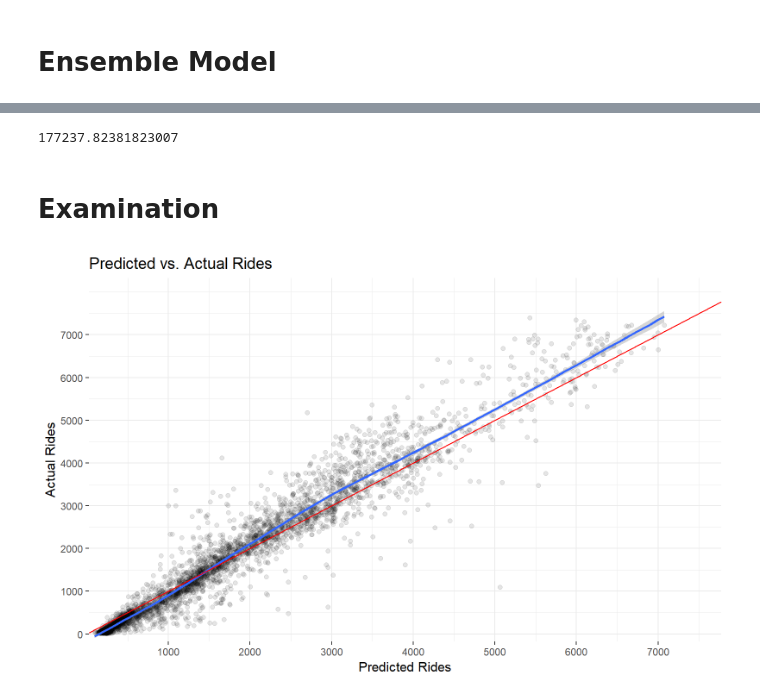
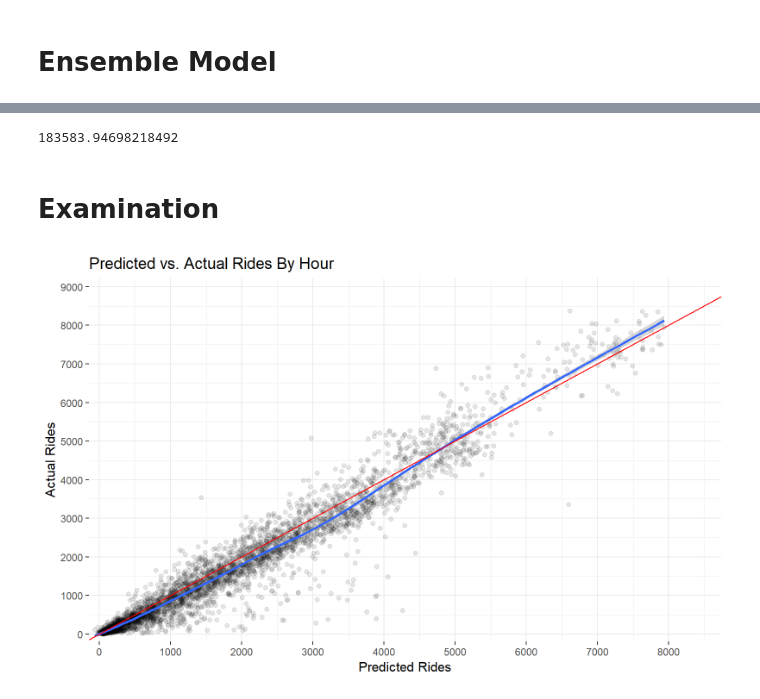
Before and after one commit to brian-w-projects/Citibike-Capstone-Project, a Jupyter notebook: ml/ensemble_fiddle.ipynb, the cells around one changed output, grey strips where cells are left out. Drawn from its saved outputs; the diff is of its cells as text; code cells hidden in the pictures.

Commit message:
finished ML and dataflow pipeline

```diff
--- a/ml/ensemble_fiddle.ipynb
+++ b/ml/ensemble_fiddle.ipynb
@@ -73,4 +79,5 @@ data['lag1'] = data['rides'].shift(lag)
 # %% [markdown]
 <h1>XG Prediction</h1>
 # %%
-xg_preds = xg.predict(data.iloc[train_cut:validate_cut, :])
+xg_preds = xg.predict(data.iloc[validate_cut:test_cut, :])
+mean_squared_error(xg_preds, data.iloc[validate_cut:test_cut, 11])
@@ -107,0 +88,23 @@ dl_preds = dl_y_pipeline.inverse_transform(model.predict_generator(validate_gen,
+# %%
+def create_datasets(time_X, all_X, start=0, stop=len(time_X)+1):
+    ONE_DAY = 24
+    lookback = 28*ONE_DAY
+    lag = 2*ONE_DAY
+
+    if start < lookback + lag:
+        start = lookback + lag
+
+    input_time_X = np.zeros((stop-start, lookback//ONE_DAY, len(time_X[0])))
+    input_all_X = np.zeros((stop-start, len(all_X[0])))
+
+    for i in range(start, stop):
+        input_time_X[i-start] = time_X[i-lookback-lag:i-lag:ONE_DAY]
+        input_all_X[i-start] = all_X[i]
+
+    return [input_time_X, input_all_X]
+# %%
+all_X = all_pipeline.transform(data)
+time_X = time_pipeline.transform(data)
+
+dl_preds = model.predict(create_datasets(time_X, all_X, validate_cut, test_cut))
+mean_squared_error(dl_preds[:, 0], data.iloc[validate_cut:test_cut, 11])
@@ -115,8 +120,8 @@ array([ 224.80296,  363.89322,  998.52954, 2031.2379 , 3044.901  ],
       dtype=float32)
 # %%
-mean_squared_error(predictions, data.iloc[train_cut:validate_cut, 10])
+mean_squared_error(predictions, data.iloc[validate_cut:test_cut, 11])
 # %% [output]
-177237.82381823007
+183583.94698218492
 # %% [markdown]
 <h1>Examination</h1>
 # %%
@@ -133,25 +138,25 @@ os.environ['R_HOME'] = r'C:\Program Files\R\R-3.4.4'
 install.packages('tidyverse')
 library(tidyverse)
 # %%
-explore = DataFrame({'date': data.iloc[train_cut:validate_cut, 0],
-                     'rides': data.iloc[train_cut:validate_cut, 10],
+explore = DataFrame({'date': data.iloc[validate_cut:test_cut, 0],
+                     'rides': data.iloc[validate_cut:test_cut, 11],
                      'preds': predictions})
 # %%
 %%R -i explore -w 8 -h 5 --units in -r 200
 explore %>%
   ggplot(aes(preds, rides)) +
   geom_point(alpha=0.1) +
   geom_smooth() +
   geom_abline(slope=1, intercept=0, color='red') +
   labs(x='Predicted Rides',
        y='Actual Rides',
-       title='Predicted vs. Actual Rides') +
-  scale_x_continuous(labels=seq(0, 7000, 1000), breaks=seq(0, 7000, 1000), expand=c(0.01, 0.1, 0.1, 0)) +
-  scale_y_continuous(labels=seq(0, 7000, 1000), breaks=seq(0, 7000, 1000), expand=c(0.01, 0.1, 0.1, 0)) +
+       title='Predicted vs. Actual Rides By Hour') +
+  scale_x_continuous(labels=seq(0, 9000, 1000), breaks=seq(0, 9000, 1000), expand=c(0.01, 0.1, 0.1, 0)) +
+  scale_y_continuous(labels=seq(0, 9000, 1000), breaks=seq(0, 9000, 1000), expand=c(0.01, 0.1, 0.1, 0)) +
   theme_bw() +
   theme(panel.border = element_blank())
 # %% [output]
-[figure, old version]
+[figure, new version]
 # %%
 %%R -i explore -w 8 -h 5 --units in -r 200
 explore %>%
```
Also changed, not shown: parts of 10 cells of this notebook, 21 other files.
